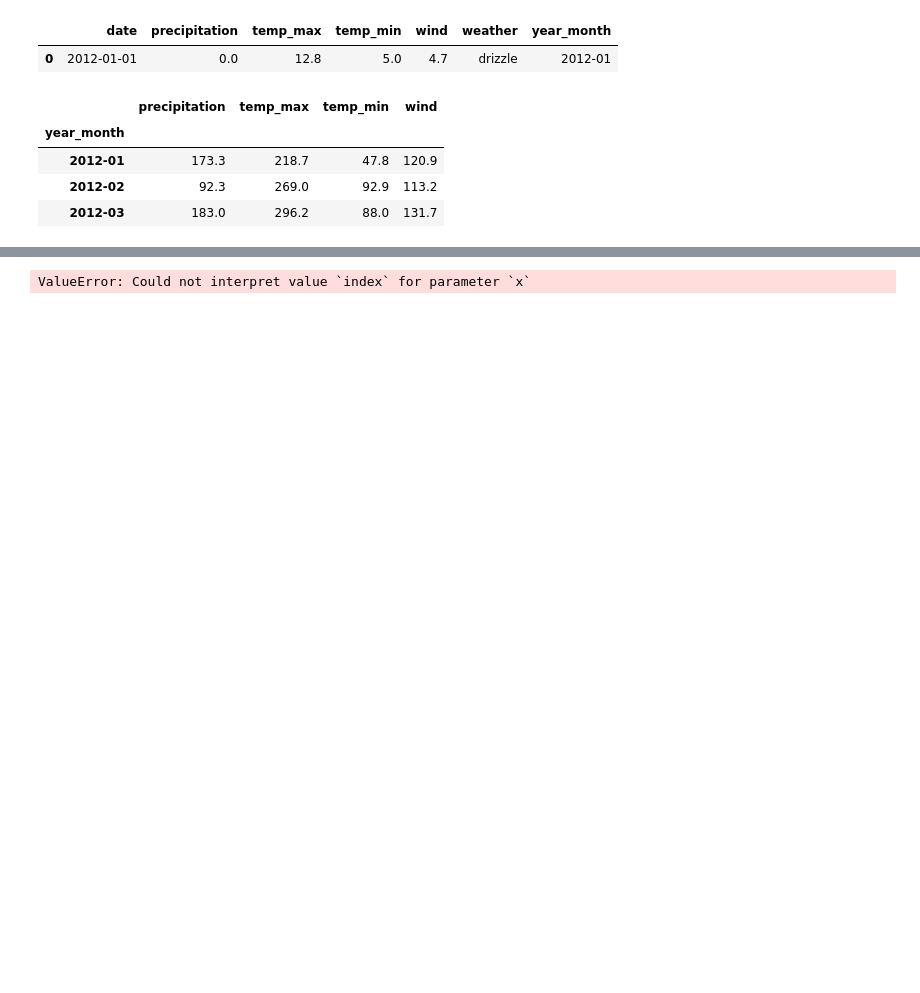
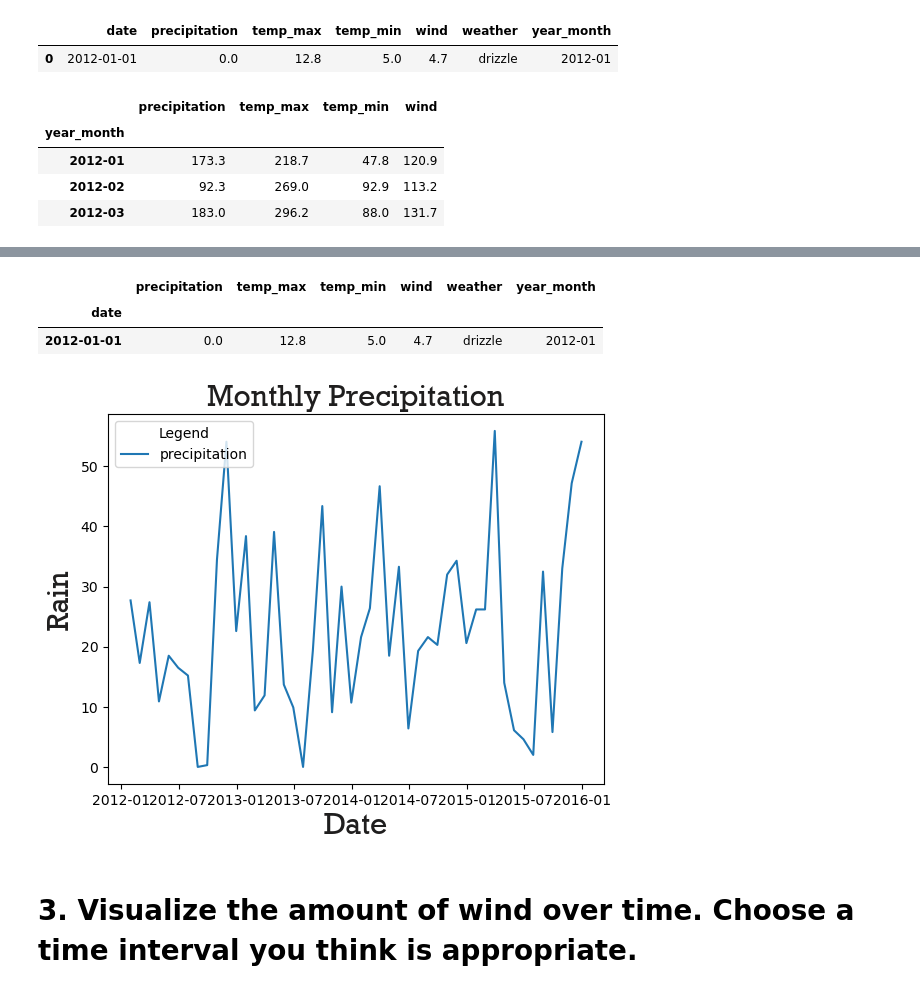
Before and after one commit to manuelparra1/time-series-exercises, a Jupyter notebook: vega_dataset.ipynb, the cells around one changed output, grey strips where cells are left out. Drawn from its saved outputs; the diff is of its cells as text; code cells hidden in the pictures; blank space fills up the shorter version.

```diff
--- a/vega_dataset.ipynb
+++ b/vega_dataset.ipynb
@@ -170,10 +227,26 @@ Period('2015-12', 'M')
+# %%
+seattle_weather_df = seattle_weather_df.set_index('date')
+# %%
+seattle_weather_df.head(1)
+# %% [output]
+|  | precipitation | temp_max | temp_min | wind | weather | year_month |
+| date |  |  |  |  |  |  |
+| 2012-01-01 | 0.0 | 12.8 | 5.0 | 4.7 | drizzle | 2012-01 |
+# %%
+seattle_weather_df_monthly_precipitation = seattle_weather_df["precipitation"].resample('M').max()
+# %%
+seattle_weather_df_monthly_precipitation=pd.DataFrame(seattle_weather_df_monthly_precipitation)
+# %%
+data = seattle_weather_df_monthly_precipitation
 # %%
-ax = sns.lineplot(data = grouped.reset_index(), x = 'index',y="precipitation",palette="bone_r",label="Temperature",legend=False)
+ax = sns.lineplot(data = data)
 
 ax.legend(title='Legend', loc='upper left')
-ax.set_ylabel("Temperature",fontdict=axes_fonts)
+ax.set_ylabel("Rain",fontdict=axes_fonts)
 ax.set_xlabel("Date",fontdict=axes_fonts)
-ax.set_title("Coldest Average Monthly Temperature",fontdict=title_font)
+ax.set_title("Monthly Precipitation",fontdict=title_font)
 plt.show()
 # %% [output]
-ValueError: Could not interpret value `index` for parameter `x`
+[figure, added]
+# %% [markdown]
+# 3. Visualize the amount of wind over time. Choose a time interval you think is appropriate.
```
Also changed, not shown: parts of 82 cells of this notebook, 2 other files.
